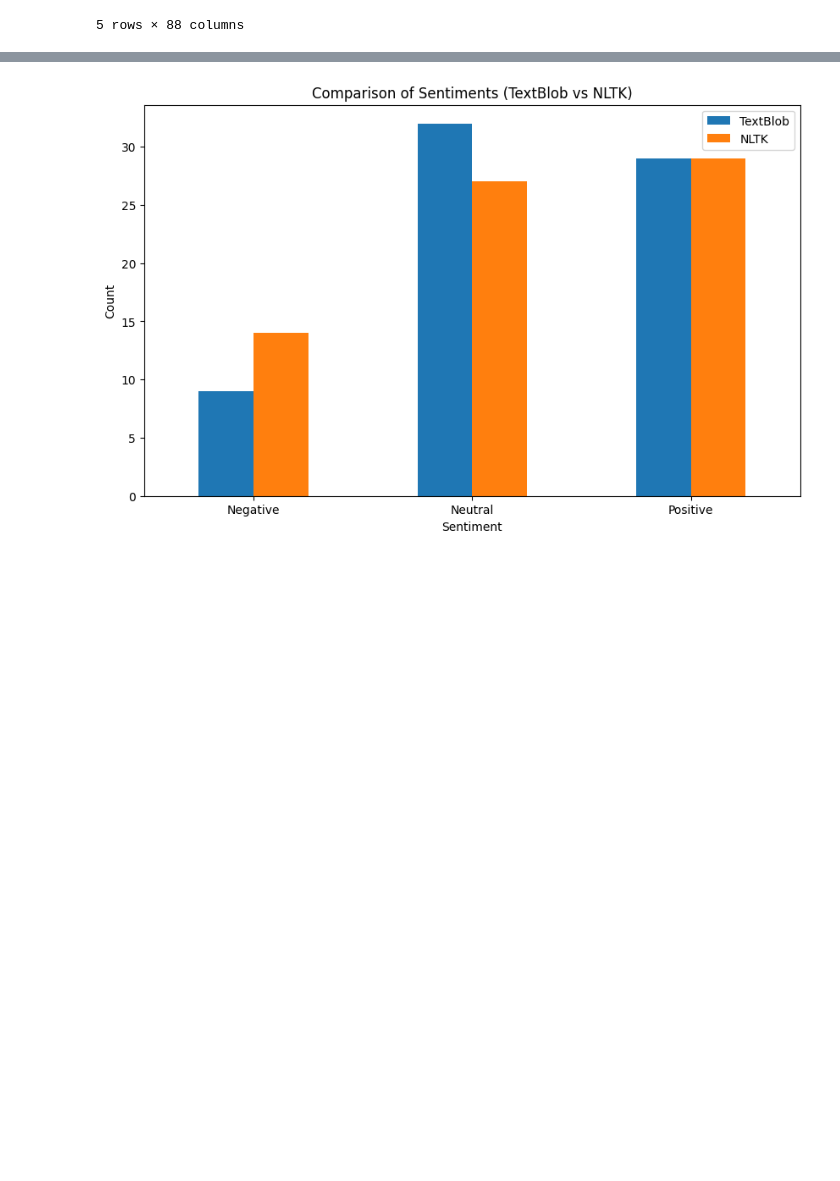
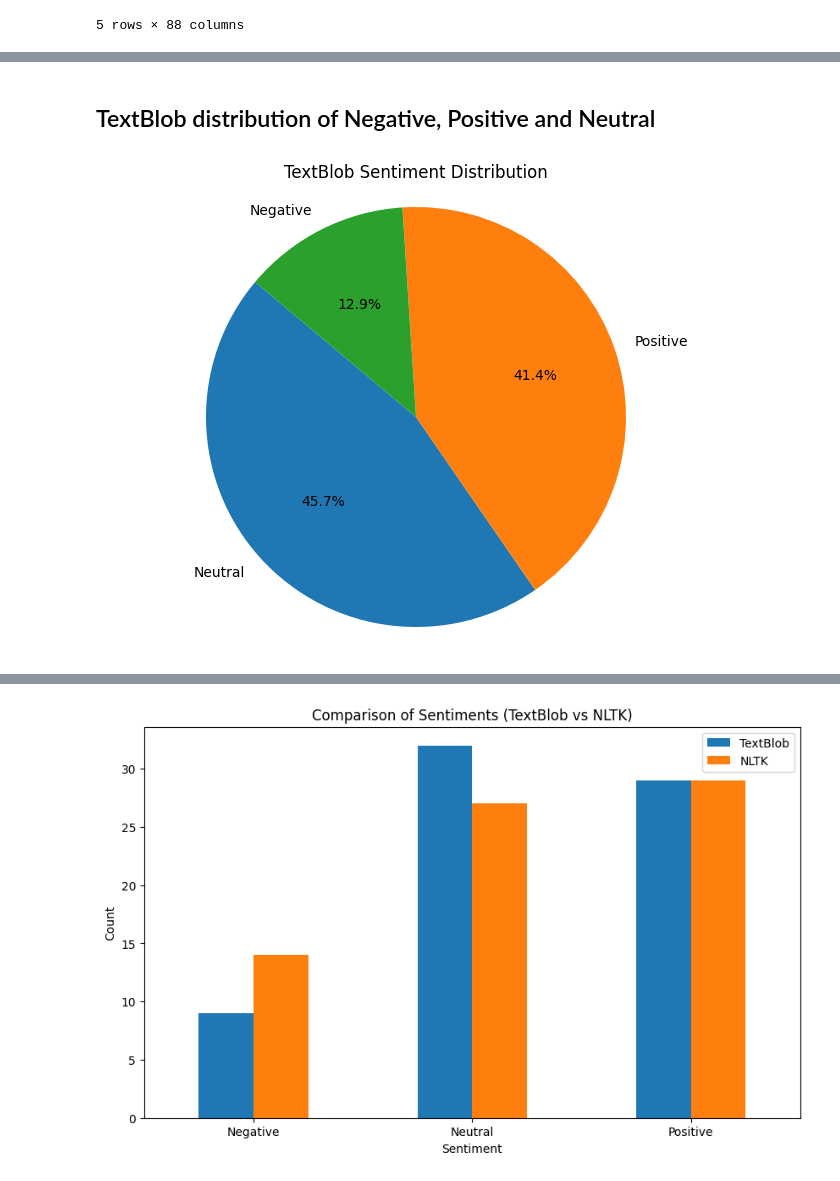
Before and after one commit to danielecalixto/x_twitter_engagement, a Jupyter notebook: tweet_sentiment.ipynb, the cells around one changed output, grey strips where cells are left out. Cells and saved outputs as stored; diff of their text form; code cells hidden in the pictures; blank space fills up the shorter version.

Commit message:
feat: add notebook graphs

```diff
--- a/tweet_sentiment.ipynb
+++ b/tweet_sentiment.ipynb
@@ -171,0 +191,12 @@ Name: count, dtype: int64
+# %% [markdown]
+## TextBlob distribution of Negative, Positive and Neutral
+# %%
+textblob_counts = df['textblob_sentiment'].value_counts()
+plt.figure(figsize=(8, 6))
+plt.pie(textblob_counts, labels=textblob_counts.index, autopct='%1.1f%%', startangle=140)
+plt.title('TextBlob Sentiment Distribution')
+plt.axis('equal')
+
+plt.show()
+# %% [output]
+[figure, added]
```
Also changed, not shown: parts of 32 cells of this notebook.
